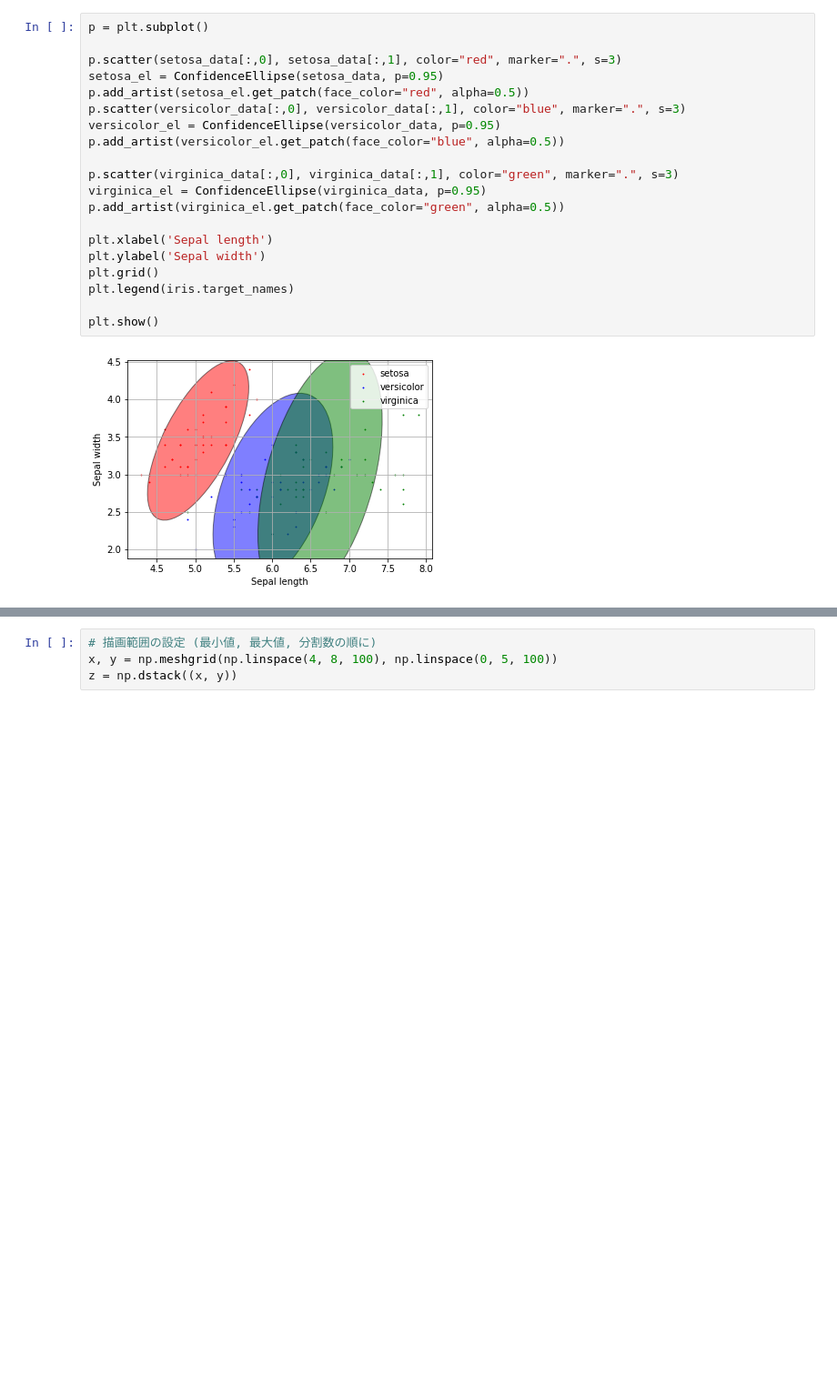
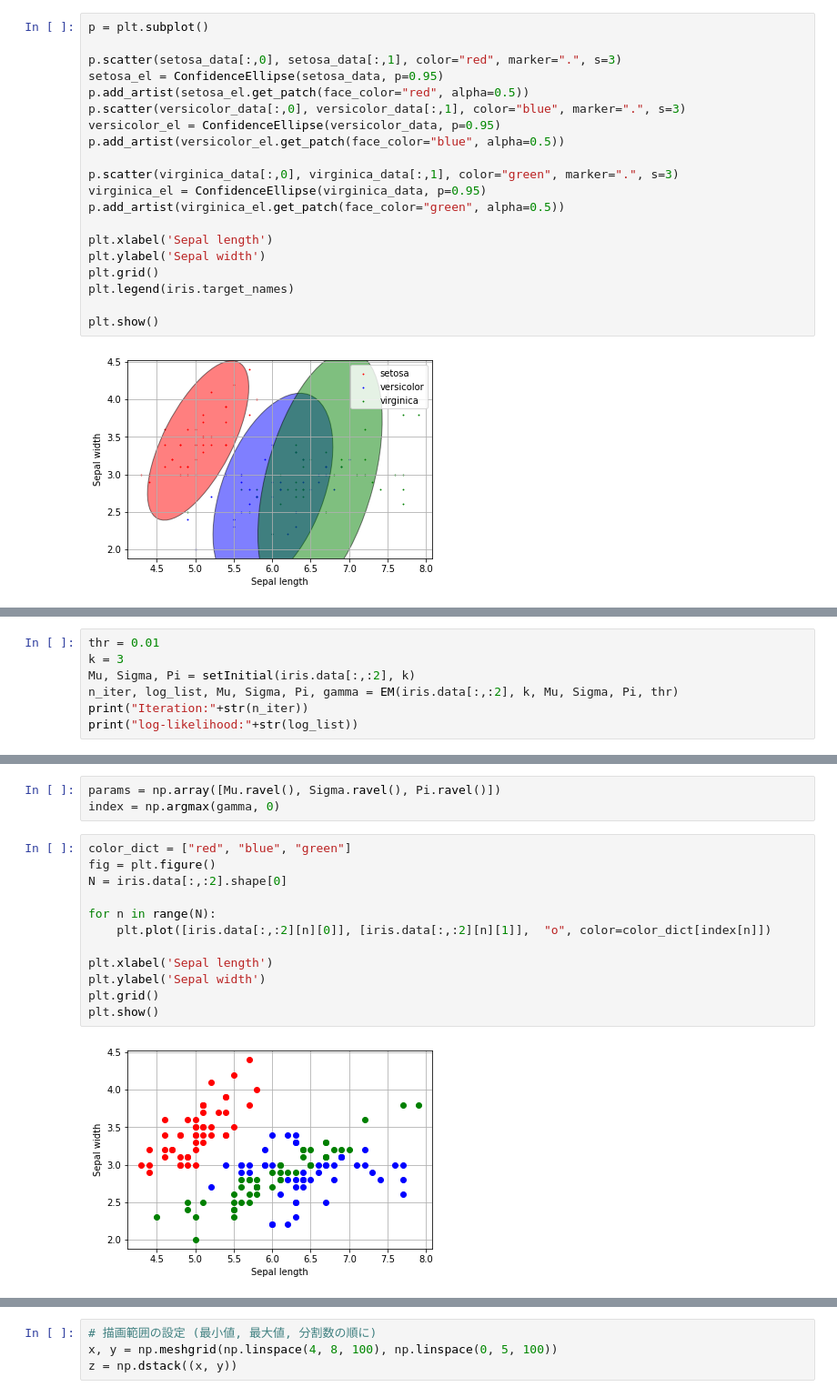
Before and after one commit to yemaozi88/speech_recognition_1, a Jupyter notebook: EM_iris_data.ipynb, the cells around one changed output, grey strips where cells are left out. Shown at 91% size. Saved outputs shown, nothing was run; the diff lists cells and outputs as text; blank space fills up the shorter version.

Commit message:
Add a function of em algorithm by 2D iris data

```diff
--- a/EM_iris_data.ipynb
+++ b/EM_iris_data.ipynb
@@ -119,0 +185,7 @@ plt.show()
+# %%
+thr = 0.01
+k = 3
+Mu, Sigma, Pi = setInitial(iris.data[:,:2], k)
+n_iter, log_list, Mu, Sigma, Pi, gamma = EM(iris.data[:,:2], k, Mu, Sigma, Pi, thr)
+print("Iteration:"+str(n_iter))
+print("log-likelihood:"+str(log_list))
@@ -119,0 +210,17 @@ plt.show()
+# %%
+params = np.array([Mu.ravel(), Sigma.ravel(), Pi.ravel()])
+index = np.argmax(gamma, 0)
+# %%
+color_dict = ["red", "blue", "green"]
+fig = plt.figure()
+N = iris.data[:,:2].shape[0]
+
+for n in range(N):
+    plt.plot([iris.data[:,:2][n][0]], [iris.data[:,:2][n][1]],  "o", color=color_dict[index[n]])
+
+plt.xlabel('Sepal length')
+plt.ylabel('Sepal width')
+plt.grid()
+plt.show()
+# %% [output]
+[figure, added]
```
Also changed, not shown: parts of 4 cells of this notebook.
